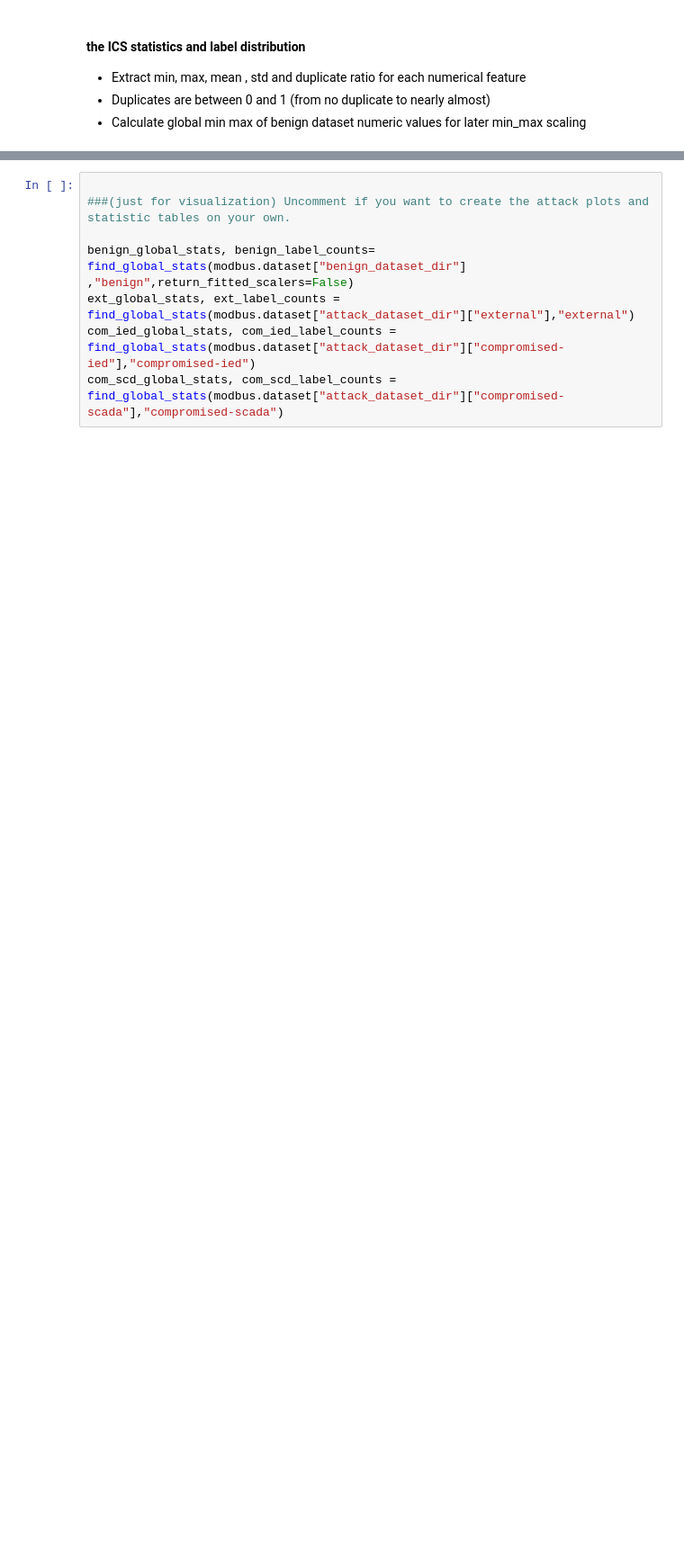
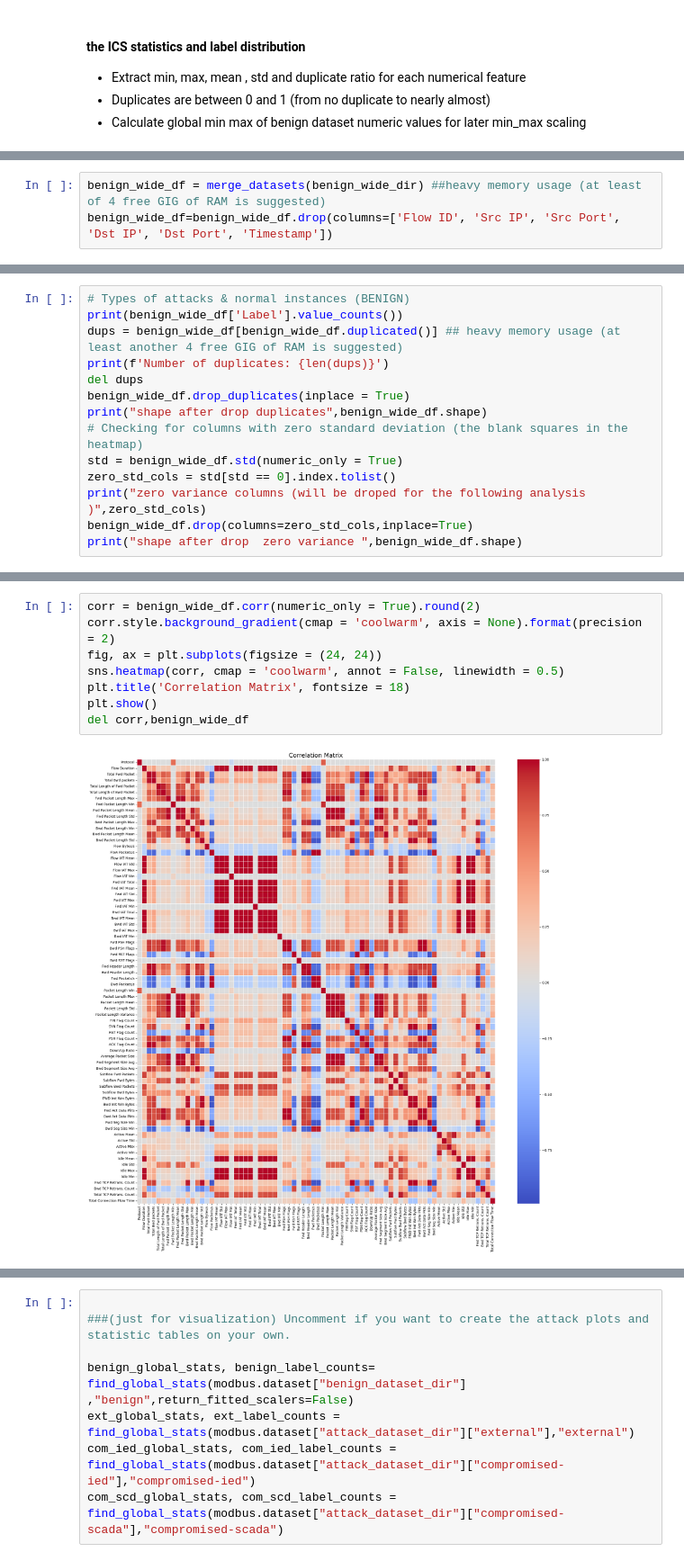
Before and after one commit to hamid-rd/FLBased-ICS-NIDS, a Jupyter notebook: Visualization.ipynb, the cells around one changed output, grey strips where cells are left out. Shown at 90% size. Drawn from its saved outputs; the diff is of its cells as text; blank space fills up the shorter version.

Commit message:
add corr and quantiles

```diff
--- a/Visualization.ipynb
+++ b/Visualization.ipynb
@@ -281,0 +303,3 @@ node :  network-wide , file_ 19 / 19 : ./dataset/ModbusDataset/benign/network-wi
+# %%
+benign_wide_df = merge_datasets(benign_wide_dir) ##heavy memory usage (at least of 4 free GIG of RAM is suggested)
+benign_wide_df=benign_wide_df.drop(columns=['Flow ID', 'Src IP', 'Src Port', 'Dst IP', 'Dst Port', 'Timestamp'])
@@ -281,0 +348,14 @@ node :  network-wide , file_ 19 / 19 : ./dataset/ModbusDataset/benign/network-wi
+# %%
+# Types of attacks & normal instances (BENIGN)
+print(benign_wide_df['Label'].value_counts())
+dups = benign_wide_df[benign_wide_df.duplicated()] ## heavy memory usage (at least another 4 free GIG of RAM is suggested)
+print(f'Number of duplicates: {len(dups)}')
+del dups
+benign_wide_df.drop_duplicates(inplace = True)
+print("shape after drop duplicates",benign_wide_df.shape)
+# Checking for columns with zero standard deviation (the blank squares in the heatmap)
+std = benign_wide_df.std(numeric_only = True)
+zero_std_cols = std[std == 0].index.tolist()
+print("zero variance columns (will be droped for the following analysis )",zero_std_cols)
+benign_wide_df.drop(columns=zero_std_cols,inplace=True)
+print("shape after drop  zero variance ",benign_wide_df.shape)
@@ -281,0 +370,10 @@ node :  network-wide , file_ 19 / 19 : ./dataset/ModbusDataset/benign/network-wi
+# %%
+corr = benign_wide_df.corr(numeric_only = True).round(2)
+corr.style.background_gradient(cmap = 'coolwarm', axis = None).format(precision = 2)
+fig, ax = plt.subplots(figsize = (24, 24))
+sns.heatmap(corr, cmap = 'coolwarm', annot = False, linewidth = 0.5)
+plt.title('Correlation Matrix', fontsize = 18)
+plt.show()
+del corr,benign_wide_df
+# %% [output]
+[figure, added]
```
Also changed, not shown: parts of 12 cells of this notebook, 1 other file.
